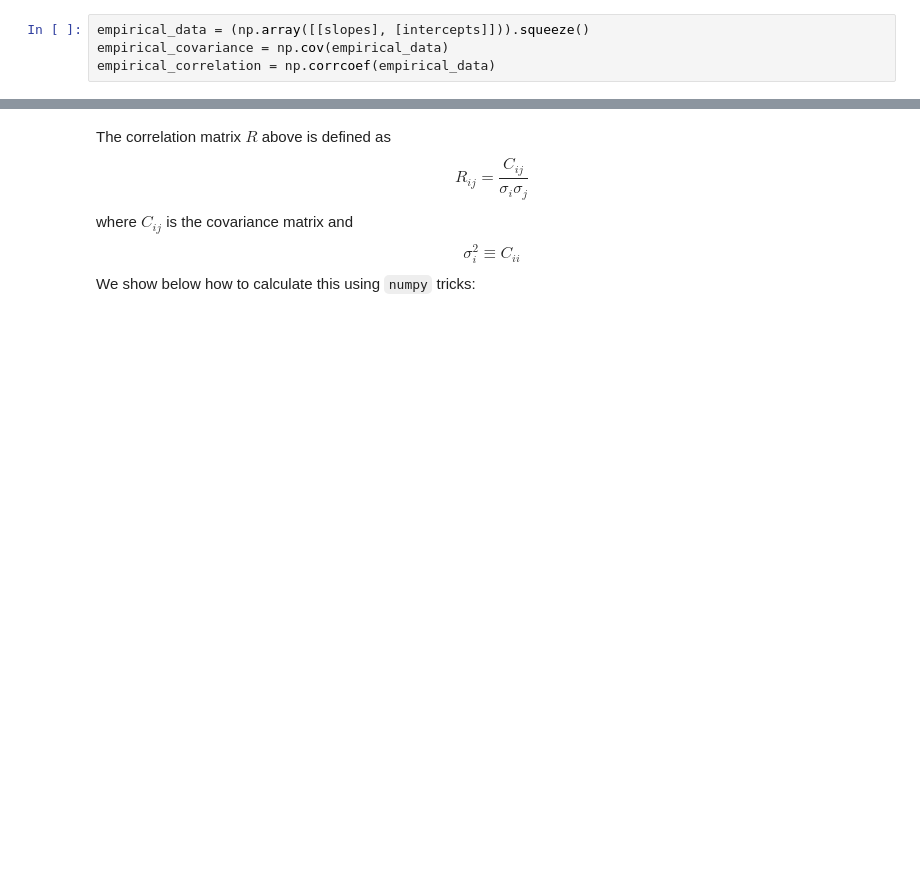
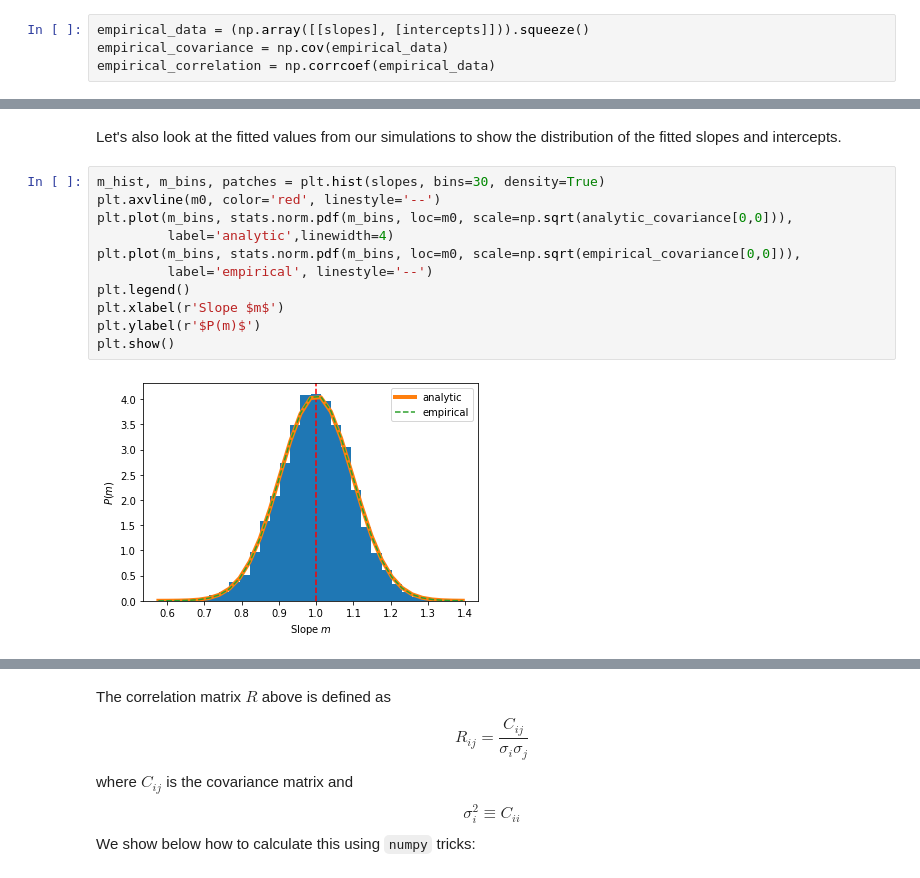
Before and after one commit to jaguirre/ASTR250CourseMaterial, a Jupyter notebook: ModelFittingInPythonWithErrors.ipynb, the cells around one changed output, grey strips where cells are left out. Drawn from its saved outputs; the diff is of its cells as text; blank space fills up the shorter version.

```diff
--- a/ModelFittingInPythonWithErrors.ipynb
+++ b/ModelFittingInPythonWithErrors.ipynb
@@ -225,0 +232,15 @@ Average of Analytic Covariance
+# %% [markdown]
+Let's also look at the fitted values from our simulations to show the distribution of the fitted slopes and intercepts.
+# %%
+m_hist, m_bins, patches = plt.hist(slopes, bins=30, density=True)
+plt.axvline(m0, color='red', linestyle='--')
+plt.plot(m_bins, stats.norm.pdf(m_bins, loc=m0, scale=np.sqrt(analytic_covariance[0,0])),
+         label='analytic',linewidth=4)
+plt.plot(m_bins, stats.norm.pdf(m_bins, loc=m0, scale=np.sqrt(empirical_covariance[0,0])),
+         label='empirical', linestyle='--')
+plt.legend()
+plt.xlabel(r'Slope $m$')
+plt.ylabel(r'$P(m)$')
+plt.show()
+# %% [output]
+[figure, added]
```
Also changed, not shown: parts of 40 cells of this notebook.
